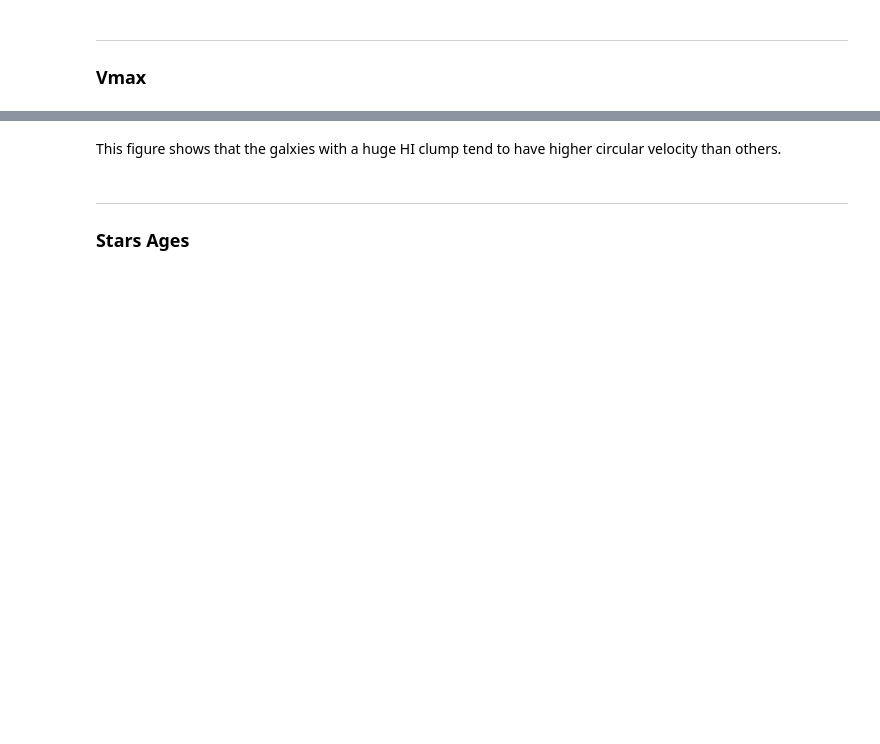
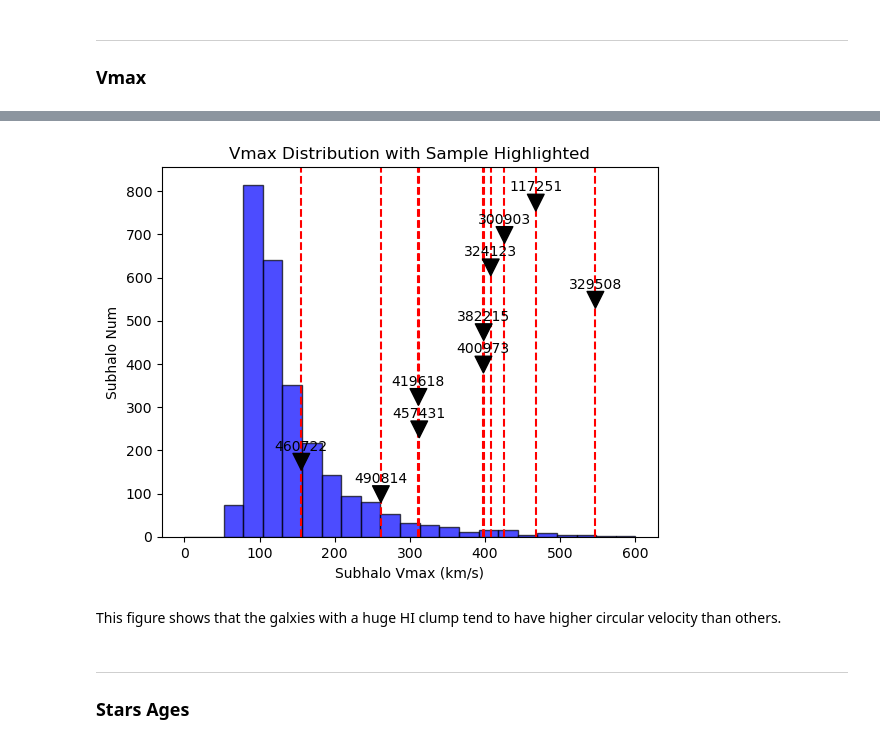
Before and after one commit to XingyaoCai/HI-Clumps, a Jupyter notebook: Low_Bright_Surface_Galaxy_Parameters.ipynb, the cells around one changed output, grey strips where cells are left out. Cells and saved outputs as stored; diff of their text form; code cells hidden in the pictures; blank space fills up the shorter version.

```diff
--- a/Low_Bright_Surface_Galaxy_Parameters.ipynb
+++ b/Low_Bright_Surface_Galaxy_Parameters.ipynb
@@ -52,14 +54,26 @@ Galaxies_Indices.shape
 # %%
 bins = np.linspace(0, 600, 24)
-plt.hist(Subhalos_Dict['SubhaloVmax'][Galaxies_Indices],
-         bins, alpha=0.7, color='blue', edgecolor='black')
-plt.xlabel('Subhalo Vmax')
-plt.ylabel('Subhalo Num')
-plt.title('Vmax Distribution with Sample Highlighted')
+
+fig, ax = plt.subplots()
+
+ax.hist(Subhalos_Dict['SubhaloVmax'][Galaxies_Indices],
+        bins, alpha=0.7, color='blue', edgecolor='black')
+ax.set_xlabel('Subhalo Vmax (km/s)')
+ax.set_ylabel('Subhalo Num')
+ax.set_title('Vmax Distribution with Sample Highlighted')
+
 highlight_values = np.array(Lbsg_Vmax_List)
+height = 800
 for value in highlight_values:
-    plt.axvline(x=value, color='red', linestyle='dashed',
-                linewidth=1.5, label=f'Value: {value}')
+    ax.axvline(x=value, color='red', linestyle='dashed',
+               linewidth=1.5, label=f'Value: {value}')
+    index = np.where(highlight_values == value)[0][0]
+    ax.annotate(f'{Lbsg_Indices_Array[index]}', xy=(value, height-50), xytext=(value, height), ha='center', fontsize=10,
+                arrowprops=dict(facecolor='black', shrink=0.1))
+    height -= 75
+plt.show()
+# %% [output]
+[figure, added]
 # %% [markdown]
 This figure shows that the galxies with a huge HI clump tend to have higher circular velocity than others.
 # %% [markdown]
```
Also changed, not shown: parts of 3 cells of this notebook, 1 other file.
